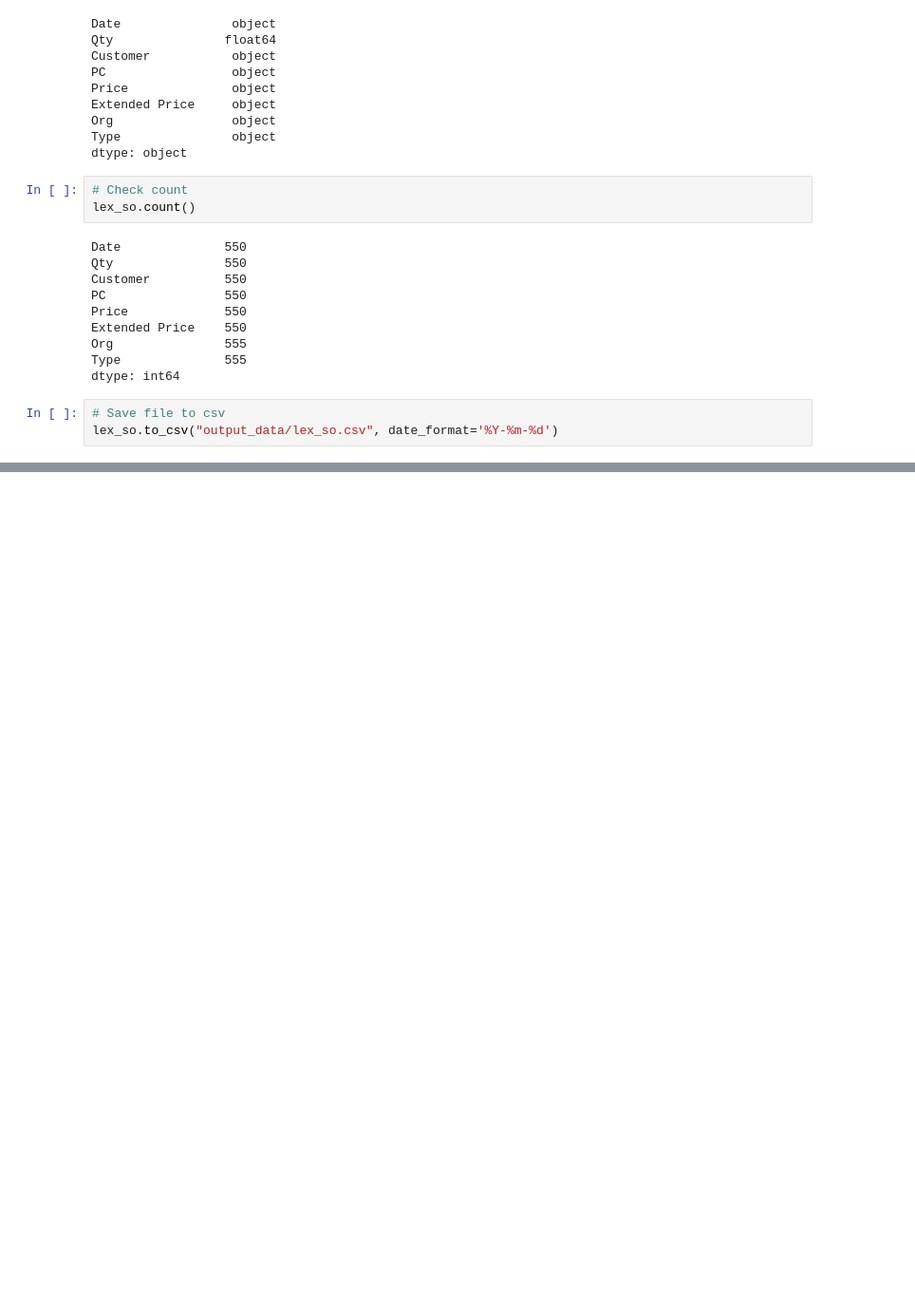
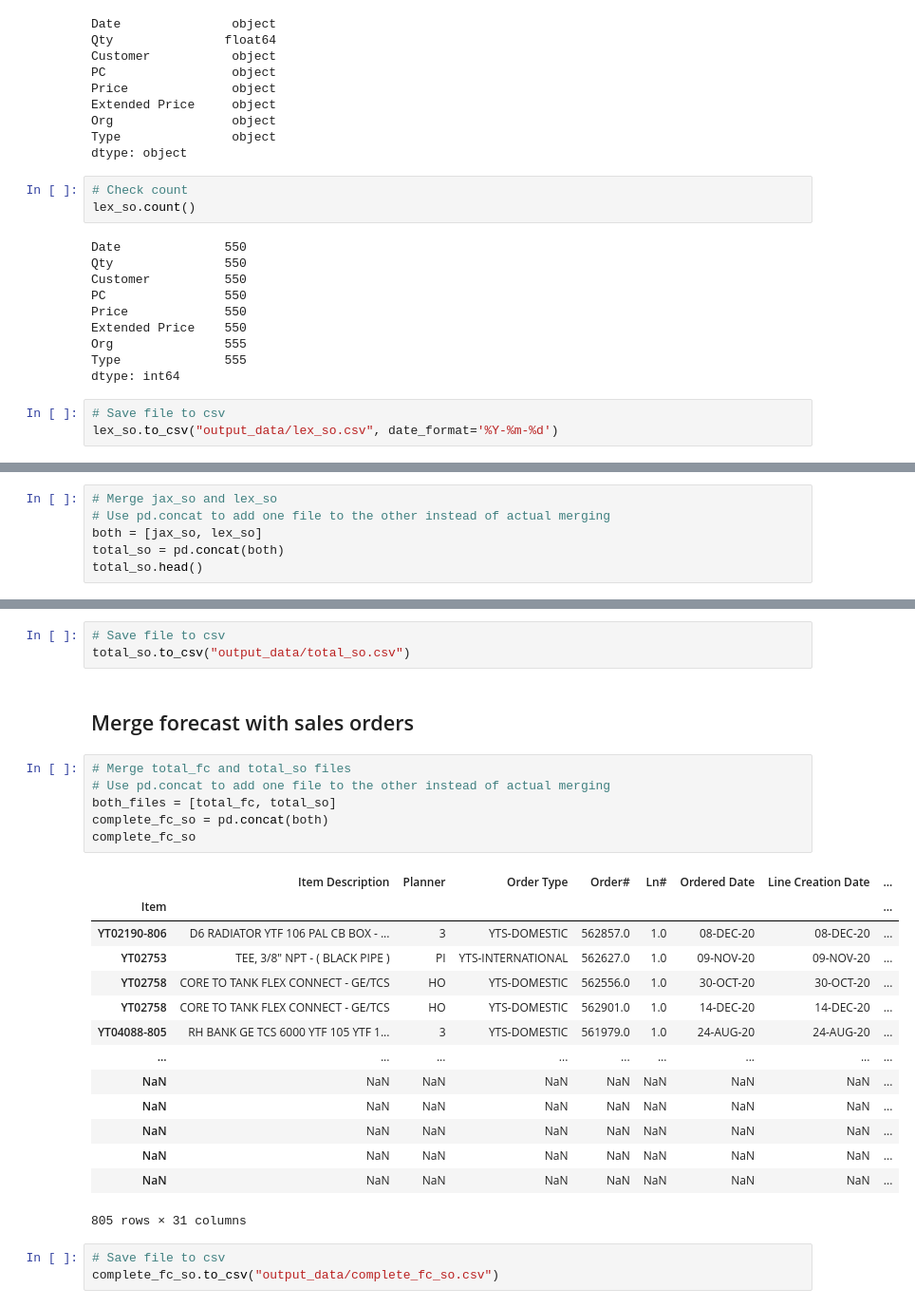
Before and after one commit to Emily-Keymon/data-analysis, a Jupyter notebook: test_2.ipynb, the cells around one changed output, grey strips where cells are left out. Shown: that part at 95% size. Drawn from its saved outputs; the diff is of its cells as text; blank space fills up the shorter version.

Commit message:
merged forecast with sales orders

```diff
--- a/test_2.ipynb
+++ b/test_2.ipynb
@@ -585,0 +588,6 @@ lex_so.to_csv("output_data/lex_so.csv", date_format='%Y-%m-%d')
+# %%
+# Merge jax_so and lex_so
+# Use pd.concat to add one file to the other instead of actual merging
+both = [jax_so, lex_so]
+total_so = pd.concat(both)
+total_so.head()
@@ -585,0 +624,29 @@ lex_so.to_csv("output_data/lex_so.csv", date_format='%Y-%m-%d')
+# %%
+# Save file to csv
+total_so.to_csv("output_data/total_so.csv")
+# %% [markdown]
+## Merge forecast with sales orders
+# %%
+# Merge total_fc and total_so files
+# Use pd.concat to add one file to the other instead of actual merging
+both_files = [total_fc, total_so]
+complete_fc_so = pd.concat(both)
+complete_fc_so
+# %% [output]
+|  | Item Description | Planner | Order Type | Order# | Ln# | Ordered Date | Line Creation Date | ... |
+| Item |  |  |  |  |  |  |  | ... |
+| YT02190-806 | D6 RADIATOR YTF 106 PAL CB BOX - ... | 3 | YTS-DOMESTIC | 562857.0 | 1.0 | 08-DEC-20 | 08-DEC-20 | ... |
+| YT02753 | TEE, 3/8" NPT - ( BLACK PIPE ) | PI | YTS-INTERNATIONAL | 562627.0 | 1.0 | 09-NOV-20 | 09-NOV-20 | ... |
+| YT02758 | CORE TO TANK FLEX CONNECT - GE/TCS | HO | YTS-DOMESTIC | 562556.0 | 1.0 | 30-OCT-20 | 30-OCT-20 | ... |
+| YT02758 | CORE TO TANK FLEX CONNECT - GE/TCS | HO | YTS-DOMESTIC | 562901.0 | 1.0 | 14-DEC-20 | 14-DEC-20 | ... |
+| YT04088-805 | RH BANK GE TCS 6000 YTF 105 YTF 1... | 3 | YTS-DOMESTIC | 561979.0 | 1.0 | 24-AUG-20 | 24-AUG-20 | ... |
+| ... | ... | ... | ... | ... | ... | ... | ... | ... |
+| NaN | NaN | NaN | NaN | NaN | NaN | NaN | NaN | ... |
+| NaN | NaN | NaN | NaN | NaN | NaN | NaN | NaN | ... |
+| NaN | NaN | NaN | NaN | NaN | NaN | NaN | NaN | ... |
+| NaN | NaN | NaN | NaN | NaN | NaN | NaN | NaN | ... |
+| NaN | NaN | NaN | NaN | NaN | NaN | NaN | NaN | ... |
+805 rows × 31 columns
+# %%
+# Save file to csv
+complete_fc_so.to_csv("output_data/complete_fc_so.csv")
```
Also changed, not shown: parts of 3 cells of this notebook, 2 other files.
